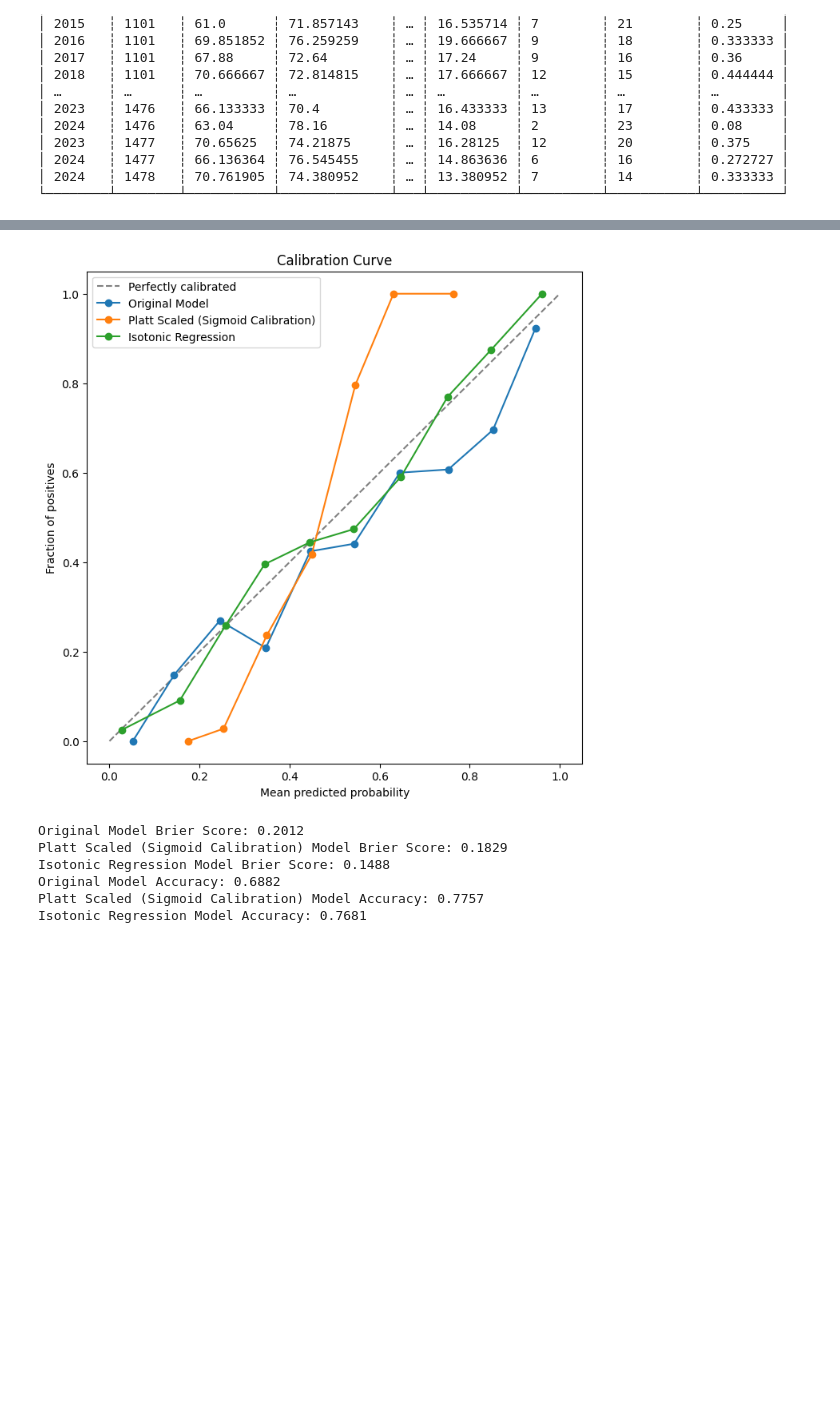
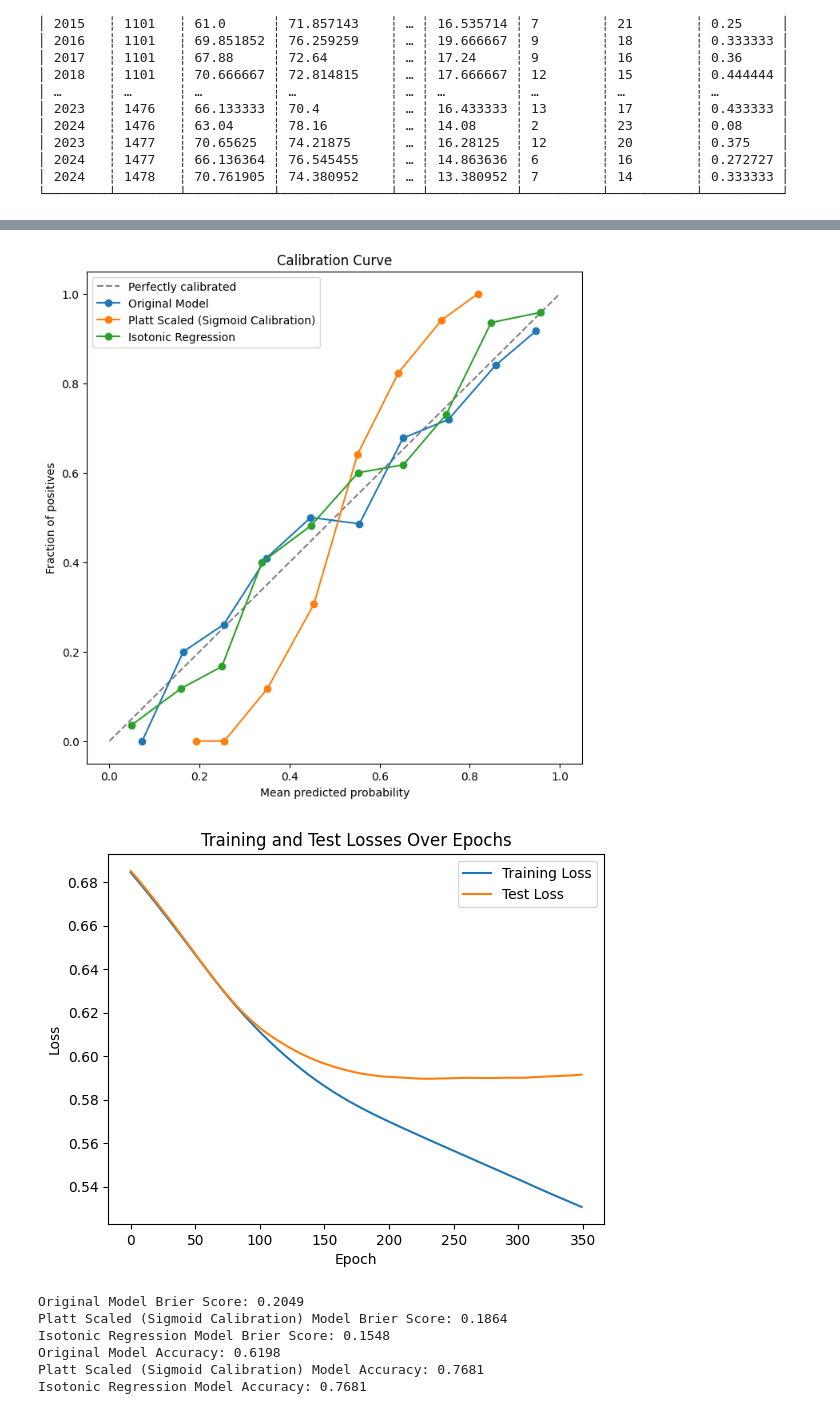
Before and after one commit to nhundo99/march_mania_24, a Jupyter notebook: model_mat_vec.ipynb, the cells around one changed output, grey strips where cells are left out. Saved outputs shown, nothing was run; the diff lists cells and outputs as text; code cells hidden in the pictures; blank space fills up the shorter version.

Commit message:
plot for training and test loss

```diff
--- a/model_mat_vec.ipynb
+++ b/model_mat_vec.ipynb
@@ -300,40 +300,47 @@ class NeuralNetwork(nn.Module):
 
 
 input_size = X_train.shape[1]
-hidden_size = 16
+hidden_size = 8
 output_size = 1
 
 model = NeuralNetwork(input_size, hidden_size, output_size)
 criterion = nn.BCELoss()
-optimizer = optim.Adam(model.parameters(), lr=0.001)
+optimizer = optim.Adam(model.parameters(), lr=0.0005)
 
-num_epochs = 200
+# Lists to store training and test losses
+train_losses = []
+test_losses = []
+
+num_epochs = 350
 for epoch in range(num_epochs):
+    # Training phase
+    model.train()
     inputs = torch.tensor(X_train_normalized, dtype=torch.float32)
     labels = torch.tensor(y_train, dtype=torch.float32)
 
     optimizer.zero_grad()
     outputs = model(inputs)
-    loss = criterion(outputs, labels.view(-1,1))
+    loss = criterion(outputs, labels.view(-1, 1))
     loss.backward()
     optimizer.step()
+    train_losses.append(loss.item())
 
-    if (epoch+1)%10 == 0:
-        print(f'Epoch [{epoch+1}/{num_epochs}], Loss: {loss.item():.4f}')
+    # Evaluate the model on the test set
+    model.eval()
+    with torch.no_grad():
+        test_inputs = torch.tensor(X_test_normalized, dtype=torch.float32)
+        test_labels = torch.tensor(y_test, dtype=torch.float32)
+        test_outputs = model(test_inputs)
+        test_loss = criterion(test_outputs, test_labels.view(-1, 1))
+        test_losses.append(test_loss.item())
 
-
-with torch.no_grad():
-    test_inputs = torch.tensor(X_test_normalized, dtype=torch.float32)
-    test_labels = torch.tensor(y_test, dtype=torch.float32)
-    test_outputs = model(test_inputs)
-    test_loss = criterion(test_outputs, test_labels.view(-1,1))
-    print(f'Test Loss: {test_loss.item():.4f}')
-    test_predictions = (test_outputs >= 0.5).float()  # Convert probabilities to binary predictions
-    accuracy = accuracy_score(test_labels, test_predictions)
-    print(f'Test Accuracy: {accuracy:.4f}')
+    if (epoch + 1) % 10 == 0:
+        print(f'Epoch [{epoch + 1}/{num_epochs}], Train Loss: {loss.item():.4f}, Test Loss: {test_loss.item():.4f}')
 
 calibrated_model = CalibratedClassifierCV(LogisticRegression(max_iter=5000), method='sigmoid')
 calibrated_model.fit(X_test, y_test)
+
+brier_score = brier_score_loss(y_test, test_outputs)
 
 # Evaluate the calibrated model
 calibrated_probabilities = calibrated_model.predict_proba(X_test)[:, 1]
@@ -346,6 +353,8 @@ prob_true, prob_pred = calibration_curve(y_test, test_outputs.numpy(), n_bins=10
 
 # Calibrated model calibration curve
 calibrated_prob_true, calibrated_prob_pred = calibration_curve(y_test, calibrated_probabilities, n_bins=10)
+
+calibrated_brier_score = brier_score_loss(y_test, calibrated_probabilities)
 
 isotonic_model = IsotonicRegression(out_of_bounds='clip')
 isotonic_model.fit(calibrated_prob_pred, calibrated_prob_true)
@@ -373,6 +382,14 @@ plt.title('Calibration Curve')
 plt.legend()
 plt.show()
 
+plt.plot(train_losses, label='Training Loss')
+plt.plot(test_losses, label='Test Loss')
+plt.xlabel('Epoch')
+plt.ylabel('Loss')
+plt.title('Training and Test Losses Over Epochs')
+plt.legend()
+plt.show()
+
 # Print performance metrics
 print(f'Original Model Brier Score: {brier_score:.4f}')
 print(f'Platt Scaled (Sigmoid Calibration) Model Brier Score: {calibrated_brier_score:.4f}')
@@ -401,7 +418,8 @@ Calibrated Test Accuracy: 0.7757
-[figure, old version]
+[figure, new version]
+[figure, added]
-Original Model Brier Score: 0.2012
-Platt Scaled (Sigmoid Calibration) Model Brier Score: 0.1829
-Isotonic Regression Model Brier Score: 0.1488
-Original Model Accuracy: 0.6882
-Platt Scaled (Sigmoid Calibration) Model Accuracy: 0.7757
+Original Model Brier Score: 0.2049
+Platt Scaled (Sigmoid Calibration) Model Brier Score: 0.1864
+Isotonic Regression Model Brier Score: 0.1548
+Original Model Accuracy: 0.6198
+Platt Scaled (Sigmoid Calibration) Model Accuracy: 0.7681
 Isotonic Regression Model Accuracy: 0.7681
```
Also changed, not shown: parts of 6 cells of this notebook.
